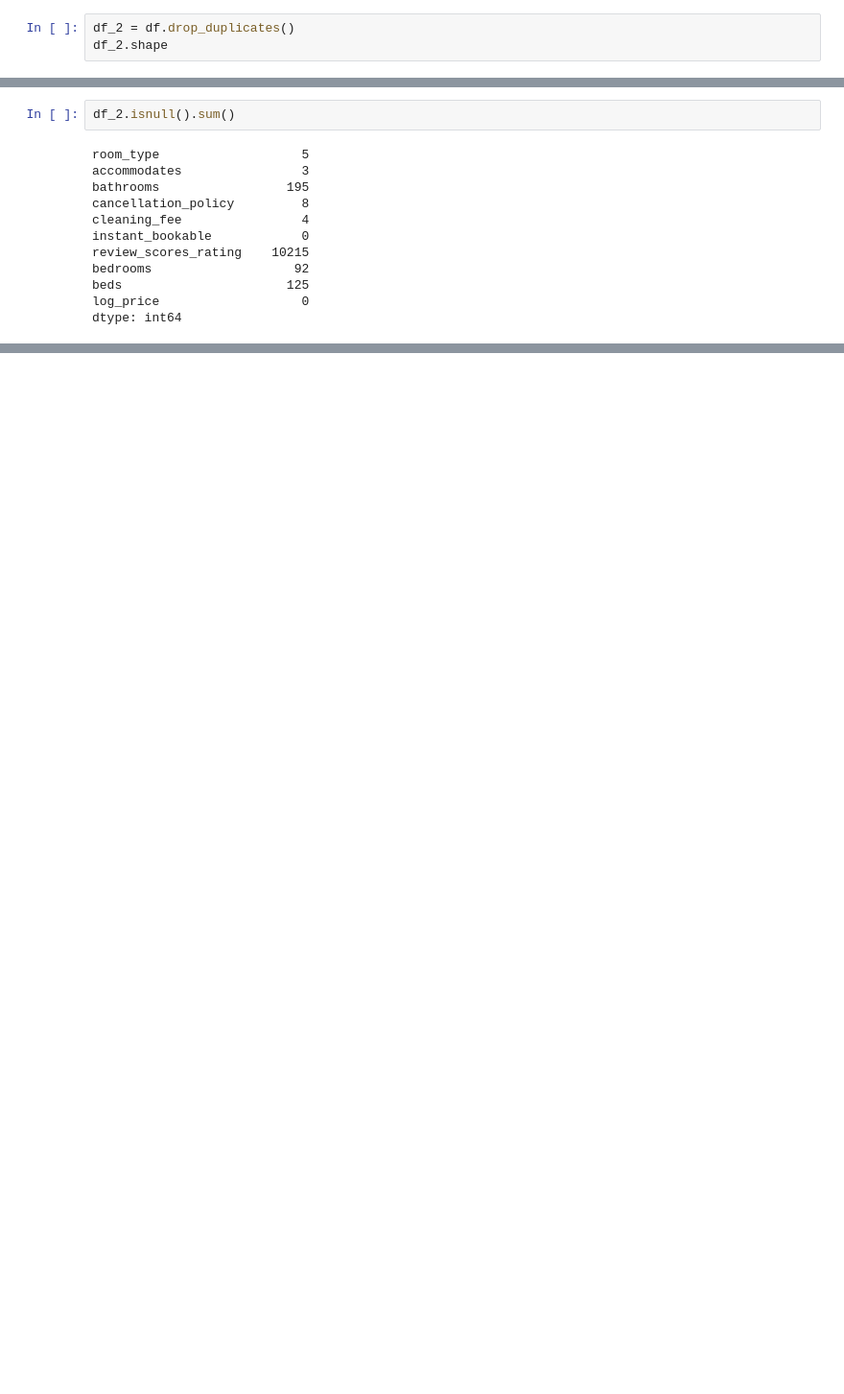
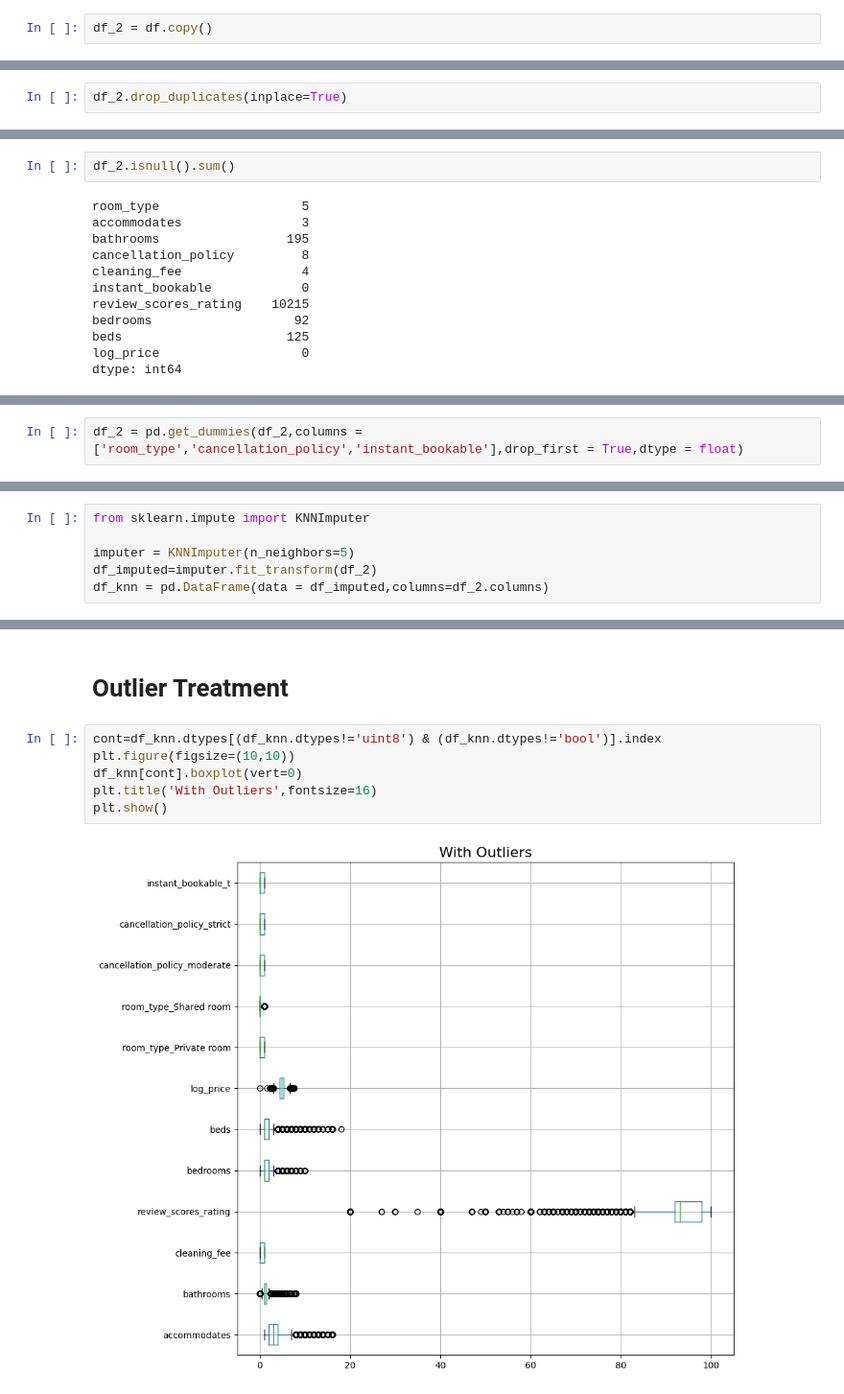
Before and after one commit to hanzla-mansuri/Exploring-Airbnb-Data, a Jupyter notebook: End to End Project.ipynb, the cells around one changed output, grey strips where cells are left out. Shown at 96% size. Cells and saved outputs as stored; diff of their text form; blank space fills up the shorter version.

```diff
--- a/End to End Project.ipynb
+++ b/End to End Project.ipynb
@@ -106,3 +132,2 @@ Name: count, dtype: int64
 # %%
-df_2 = df.drop_duplicates()
-df_2.shape
+df_2 = df.copy()
@@ -112,0 +134,2 @@ df_2.shape
+# %%
+df_2.drop_duplicates(inplace=True)
@@ -126,0 +182,2 @@ dtype: int64
+# %%
+df_2 = pd.get_dummies(df_2,columns = ['room_type','cancellation_policy','instant_bookable'],drop_first = True,dtype = float)
@@ -126,0 +273,6 @@ dtype: int64
+# %%
+from sklearn.impute import KNNImputer
+
+imputer = KNNImputer(n_neighbors=5)
+df_imputed=imputer.fit_transform(df_2)
+df_knn = pd.DataFrame(data = df_imputed,columns=df_2.columns)
@@ -126,0 +295,10 @@ dtype: int64
+# %% [markdown]
+# Outlier Treatment
+# %%
+cont=df_knn.dtypes[(df_knn.dtypes!='uint8') & (df_knn.dtypes!='bool')].index
+plt.figure(figsize=(10,10))
+df_knn[cont].boxplot(vert=0)
+plt.title('With Outliers',fontsize=16)
+plt.show()
+# %% [output]
+[figure, added]
```
Also changed, not shown: parts of 50 cells of this notebook, 1 other file.
